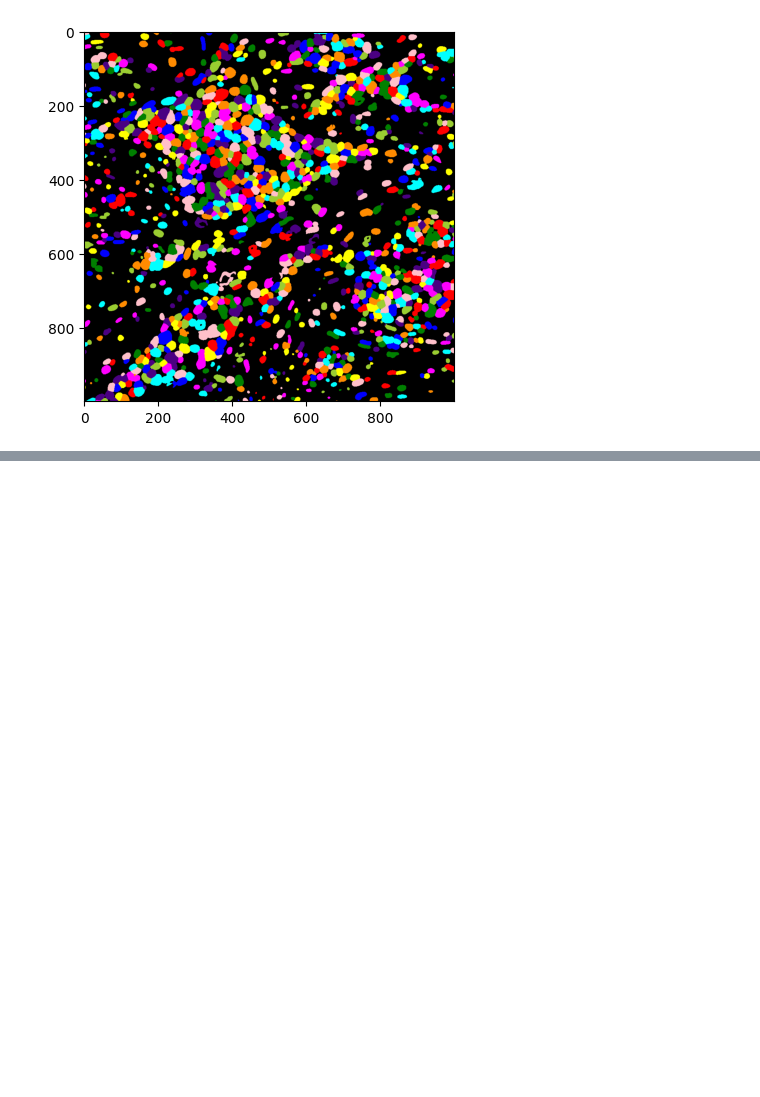
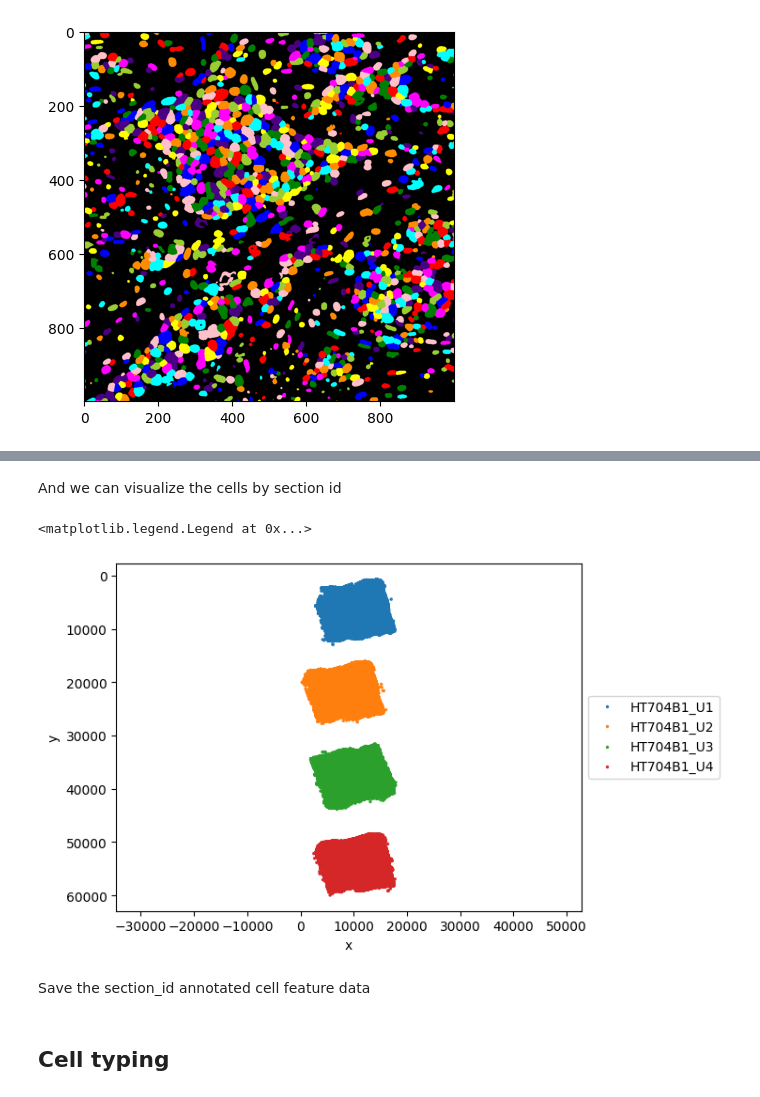
Before and after one commit to ding-lab/ding-lab-spatial, a Jupyter notebook: multiplex_imaging/multiplex_imaging_analysis.ipynb, the cells around one changed output, grey strips where cells are left out. Cells and saved outputs as stored; diff of their text form; code cells hidden in the pictures; blank space fills up the shorter version.

```diff
--- a/multiplex_imaging/multiplex_imaging_analysis.ipynb
+++ b/multiplex_imaging/multiplex_imaging_analysis.ipynb
@@ -183,0 +343,12 @@ table = regionprops_table(labeled, x)
+# %%
+# cell coordinates
+xs, ys = feature_df['x'].values.astype(int), feature_df['y'].values.astype(int)
+
+# assign cells based on section masks
+section_ids = np.full((feature_df.shape[0],), None, dtype=object)
+for x in regions:
+    mask = x['mask'][ys, xs]
+    section_ids[mask] = x['label']
+
+feature_df.insert(0, 'section_id', section_ids)
+feature_df
@@ -183,0 +370,12 @@ table = regionprops_table(labeled, x)
+# %% [markdown]
+And we can visualize the cells by section id
+# %%
+sns.scatterplot(feature_df, x='x', y='y', hue='section_id', s=5, edgecolors=None)
+plt.gca().invert_yaxis()
+plt.axis('equal')
+plt.gca().legend(loc='center left', bbox_to_anchor=(1, 0.5))
+# %% [output]
+<matplotlib.legend.Legend at 0x...>
+[figure, added]
+# %% [markdown]
+Save the section_id annotated cell feature data
@@ -183,0 +384,2 @@ table = regionprops_table(labeled, x)
+# %% [markdown]
+## Cell typing
```
Also changed, not shown: parts of 49 cells of this notebook, 1 other file.
